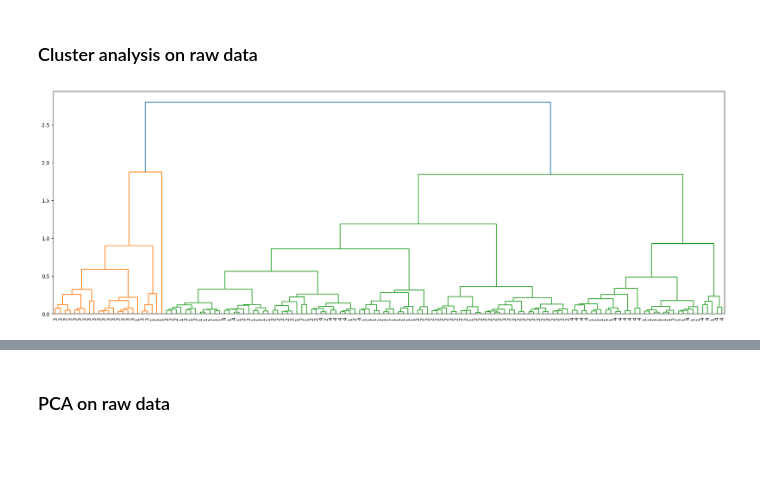
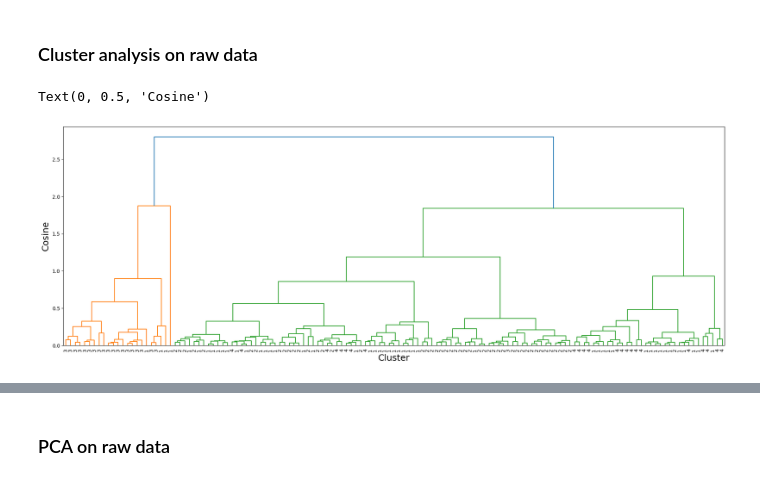
Before and after one commit to ChauBacHozz/IR_Cinnamon, a Jupyter notebook: VungTrong/CA.ipynb, the cells around one changed output, grey strips where cells are left out. Saved outputs shown, nothing was run; the diff lists cells and outputs as text; code cells hidden in the pictures; blank space fills up the shorter version.

```diff
--- a/VungTrong/CA.ipynb
+++ b/VungTrong/CA.ipynb
@@ -35,14 +35,17 @@ cols = X.columns
 # %%
 df = pd.DataFrame(X.T)
 corr = df.corr('pearson').values
 plt.figure(figsize=(24, 8))
 pdist = spc.distance.pdist(corr)
 linkage = spc.linkage(pdist, method='ward', metric='cosine')
 den = dendrogram(linkage,
             orientation='top',
             labels=y.values,
             distance_sort='descending',
             show_leaf_counts=True,
             leaf_font_size=10)
+plt.xlabel("Cluster", fontsize=18)
+plt.ylabel("Cosine", fontsize=18)
 # %% [output]
+Text(0, 0.5, 'Cosine')
-[figure, old version]
+[figure, new version]
```
Also changed, not shown: parts of 7 cells of this notebook, 4 other files.
